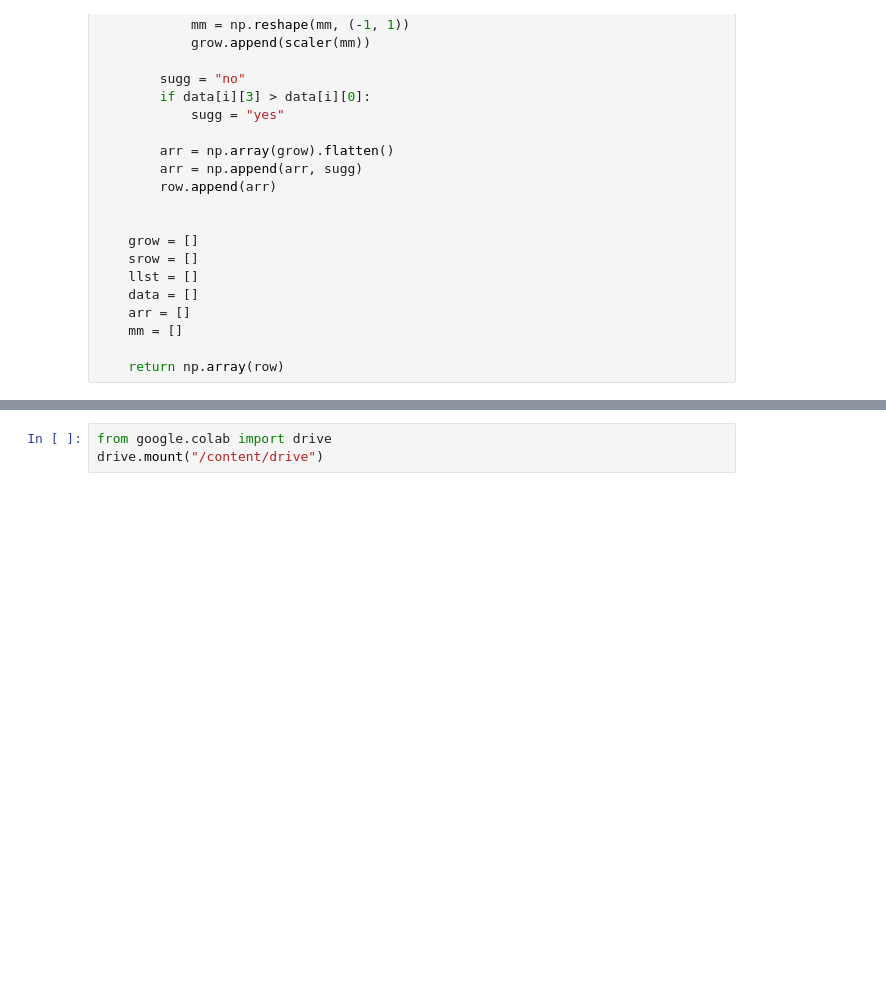
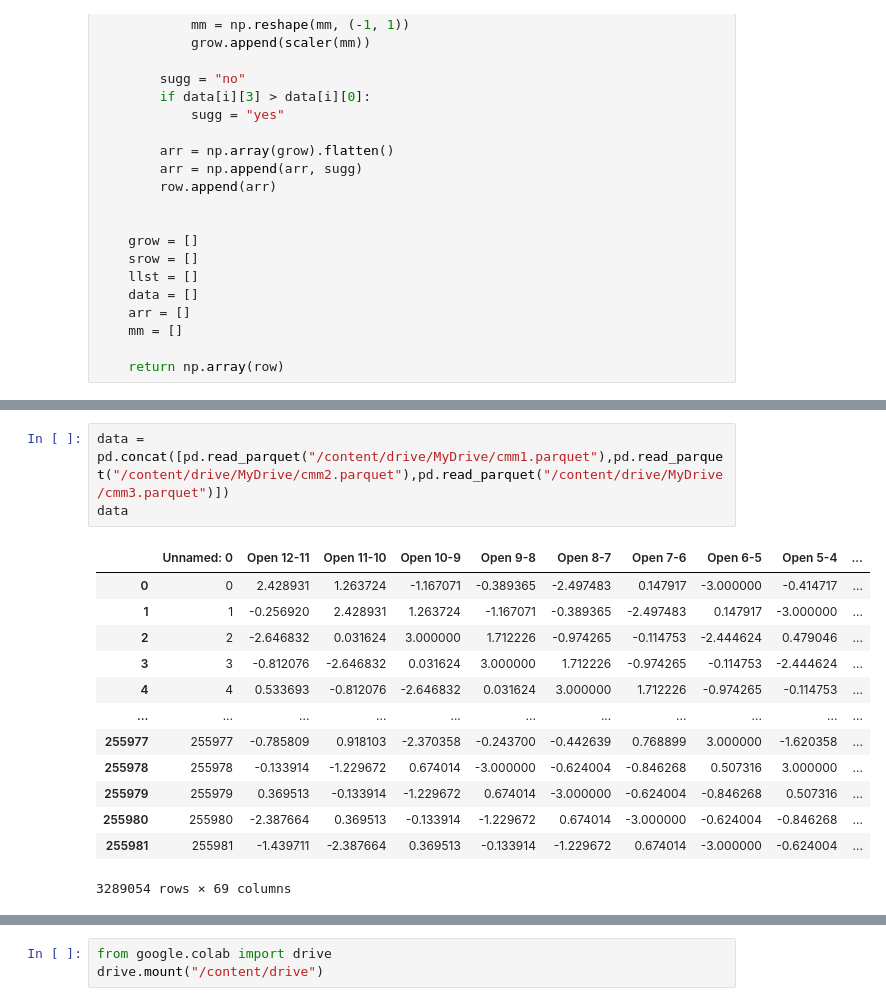
Before and after one commit to aliprg0/Google_Colab, a Jupyter notebook: CMm_v1.ipynb, the cells around one changed output, grey strips where cells are left out. Cells and saved outputs as stored; diff of their text form; blank space fills up the shorter version.

Commit message:
rft on small data

```diff
--- a/CMm_v1.ipynb
+++ b/CMm_v1.ipynb
@@ -179,3 +175,20 @@ xTrain, xTest, yTrain, yTest,data= get_data(symbols)
+# %%
+data = pd.concat([pd.read_parquet("/content/drive/MyDrive/cmm1.parquet"),pd.read_parquet("/content/drive/MyDrive/cmm2.parquet"),pd.read_parquet("/content/drive/MyDrive/cmm3.parquet")])
+data
+# %% [output]
+|  | Unnamed: 0 | Open 12-11 | Open 11-10 | Open 10-9 | Open 9-8 | Open 8-7 | Open 7-6 | Open 6-5 | Open 5-4 | ... |
+| 0 | 0 | 2.428931 | 1.263724 | -1.167071 | -0.389365 | -2.497483 | 0.147917 | -3.000000 | -0.414717 | ... |
+| 1 | 1 | -0.256920 | 2.428931 | 1.263724 | -1.167071 | -0.389365 | -2.497483 | 0.147917 | -3.000000 | ... |
+| 2 | 2 | -2.646832 | 0.031624 | 3.000000 | 1.712226 | -0.974265 | -0.114753 | -2.444624 | 0.479046 | ... |
+| 3 | 3 | -0.812076 | -2.646832 | 0.031624 | 3.000000 | 1.712226 | -0.974265 | -0.114753 | -2.444624 | ... |
+| 4 | 4 | 0.533693 | -0.812076 | -2.646832 | 0.031624 | 3.000000 | 1.712226 | -0.974265 | -0.114753 | ... |
+| ... | ... | ... | ... | ... | ... | ... | ... | ... | ... | ... |
+| 255977 | 255977 | -0.785809 | 0.918103 | -2.370358 | -0.243700 | -0.442639 | 0.768899 | 3.000000 | -1.620358 | ... |
+| 255978 | 255978 | -0.133914 | -1.229672 | 0.674014 | -3.000000 | -0.624004 | -0.846268 | 0.507316 | 3.000000 | ... |
+| 255979 | 255979 | 0.369513 | -0.133914 | -1.229672 | 0.674014 | -3.000000 | -0.624004 | -0.846268 | 0.507316 | ... |
+| 255980 | 255980 | -2.387664 | 0.369513 | -0.133914 | -1.229672 | 0.674014 | -3.000000 | -0.624004 | -0.846268 | ... |
+| 255981 | 255981 | -1.439711 | -2.387664 | 0.369513 | -0.133914 | -1.229672 | 0.674014 | -3.000000 | -0.624004 | ... |
+3289054 rows × 69 columns
 # %%
 model = Sequential()
 
```
Also changed, not shown: parts of 4 cells of this notebook.
